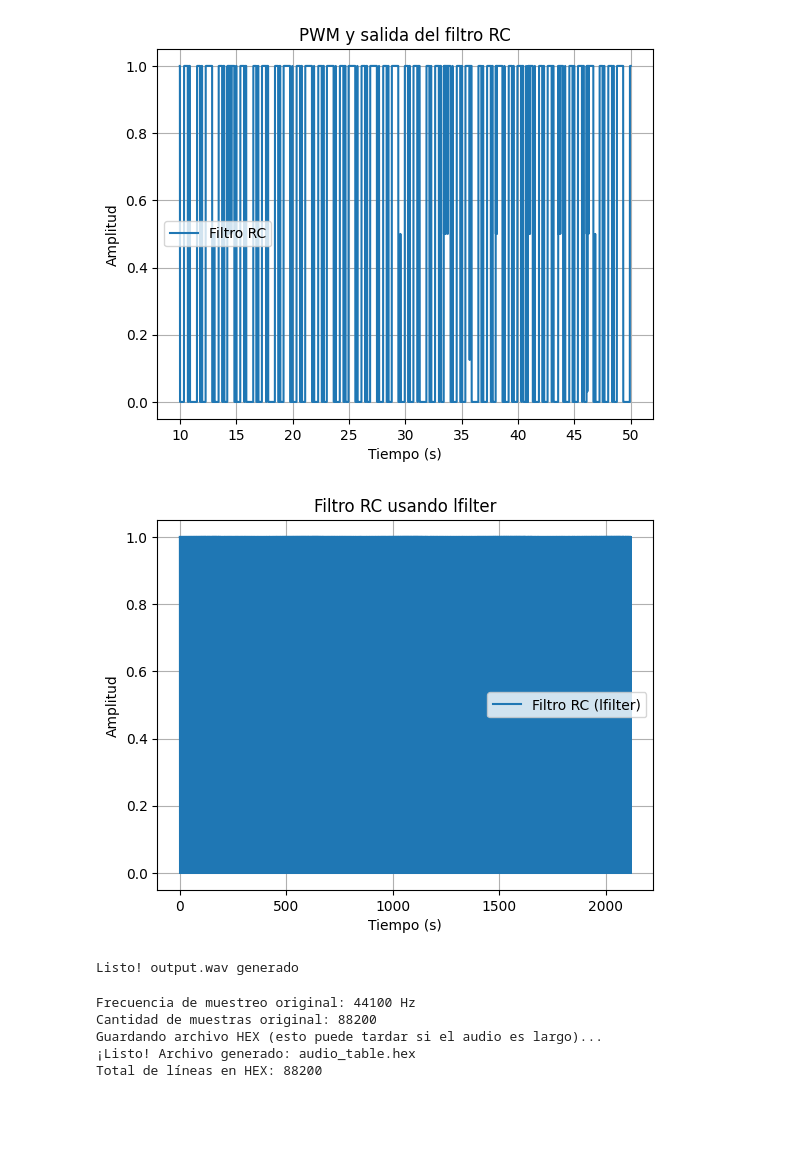
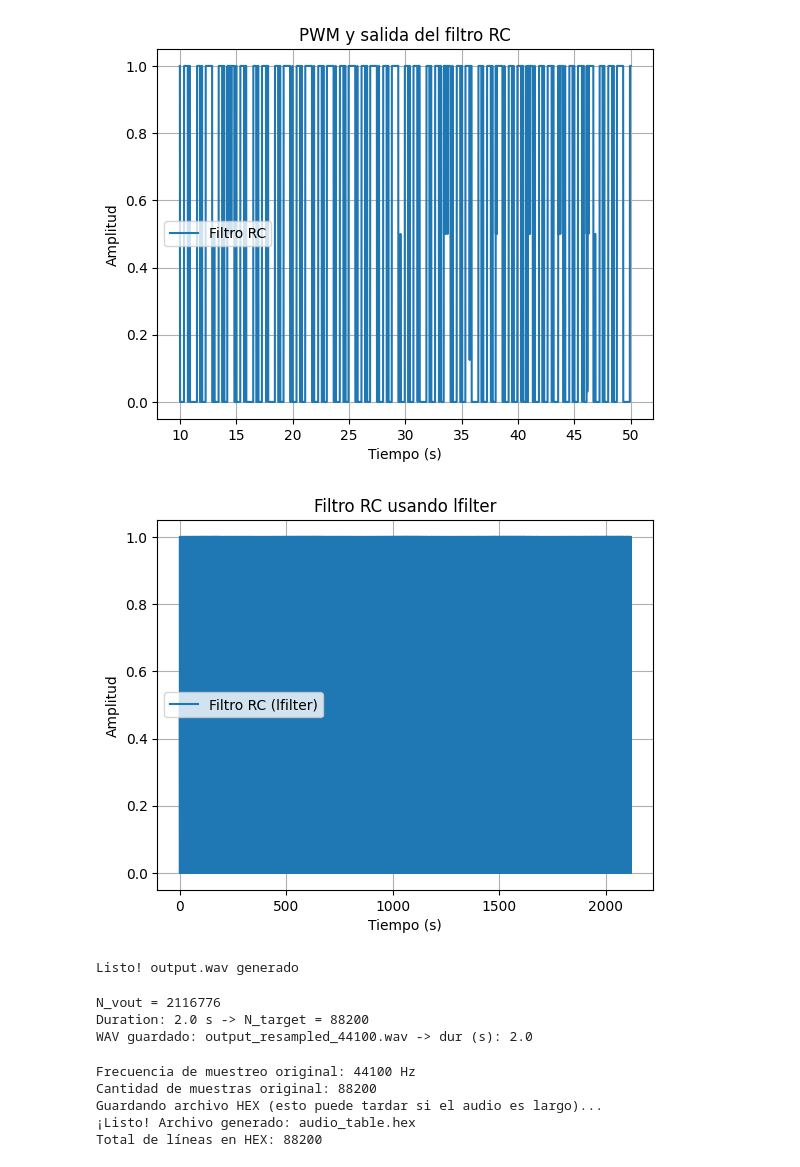
Before and after one commit to Nahueldb/fpga-examples, a Jupyter notebook: PWM/lut.ipynb, the cells around one changed output. Saved outputs shown, nothing was run; the diff lists cells and outputs as text; code cells hidden in the pictures; blank space fills up the shorter version.

Commit message:
Add outputs

```diff
--- a/PWM/lut.ipynb
+++ b/PWM/lut.ipynb
@@ -154,23 +154,23 @@ plt.show()
 # %%
 from scipy.signal import lfilter
 import matplotlib.pyplot as plt
 
-RC = 1000e-6             # constante de tiempo del filtro
+RC = 2000e-6             # constante de tiempo del filtro
 
 alpha = 1/(RC*f_pwm)
 b = [alpha]
 a = [1, -(1-alpha)]
 v_out = lfilter(b, a, pwm)
 
 plt.plot(t, v_out, label='Filtro RC (lfilter)')
 plt.xlabel('Tiempo (s)')
 plt.ylabel('Amplitud')
 plt.legend()
 plt.grid()
 plt.title('Filtro RC usando lfilter')
 plt.show()
 # %% [output]
-[figure, old version]
+[figure, new version]
 # %%
 import numpy as np
 import scipy.io.wavfile as wav
@@ -191,6 +192,47 @@ wav.write("output.wav", fs, wav_data)
 print("Listo! output.wav generado")
 # %% [output]
 Listo! output.wav generado
+# %%
+import numpy as np
+from scipy.signal import resample
+from scipy.io.wavfile import write
+
+# --- parámetros (ajustá si hace falta) ---
+# hex_vout = v_out       # o el .txt que tengas
+fs_original = 44100            # sample rate original del audio
+n_original = 88200             # cantidad de muestras originales
+duration = n_original / fs_original   # en s, ej 2.0
+target_fs = 44100              # a qué fs querés el WAV final
+
+# --- cargar v_out ---
+# v_out = np.loadtxt(hex_vout)   # array float, longitud N_vout
+N_vout = len(v_out)
+print("N_vout =", N_vout)
+
+# --- calcular N_target para duration conocida ---
+N_target = int(round(duration * target_fs))
+print("Duration:", duration, "s -> N_target =", N_target)
+
+# --- normalizar y quitar DC antes de resamplear (mejor calidad) ---
+v = v_out - np.mean(v_out)
+mx = np.max(np.abs(v))
+if mx > 0:
+    v = v / mx
+
+# --- resamplear a N_target (garantiza duración correcta) ---
+y = resample(v, N_target)   # devuelve exactamente N_target muestras
+
+# --- normalizar de nuevo, convertir a int16 y guardar ---
+y = y - np.mean(y)
+if np.max(np.abs(y)) > 0:
+    y = y / np.max(np.abs(y))
+wav_data = (y * 32767).astype(np.int16)
+write("output_resampled_44100.wav", target_fs, wav_data)
+print("WAV guardado: output_resampled_44100.wav -> dur (s):", len(wav_data)/target_fs)
+# %% [output]
+N_vout = 2116776
+Duration: 2.0 s -> N_target = 88200
+WAV guardado: output_resampled_44100.wav -> dur (s): 2.0
 # %%
 import numpy as np
 from scipy.io import wavfile
```
Also changed, not shown: parts of 1 cell of this notebook, 4 other files.
